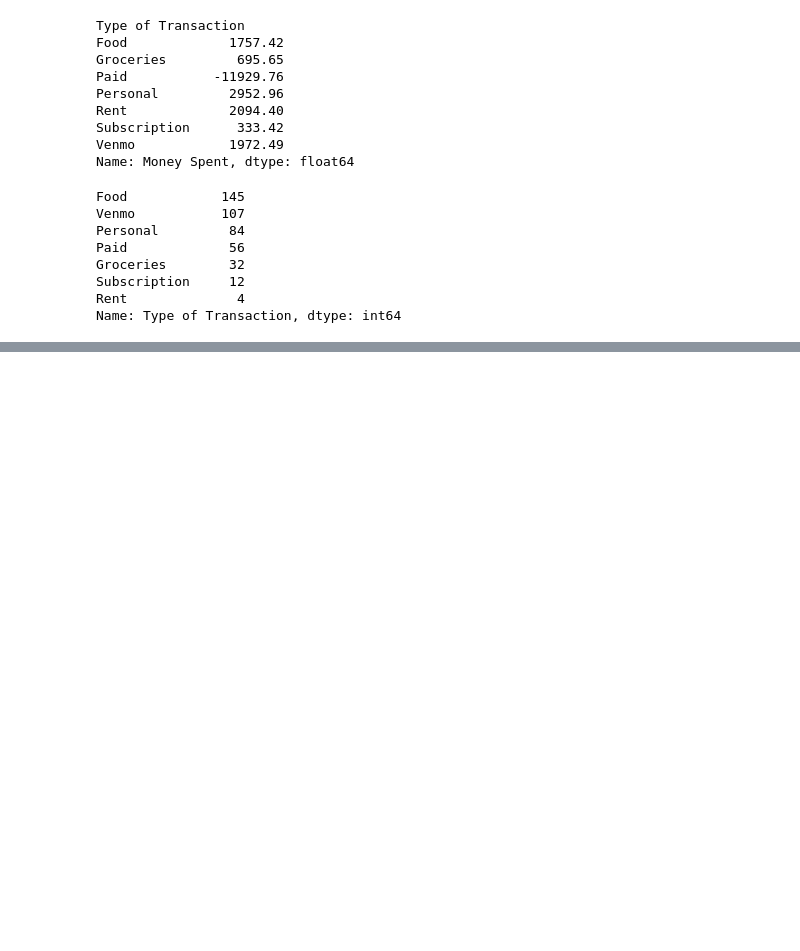
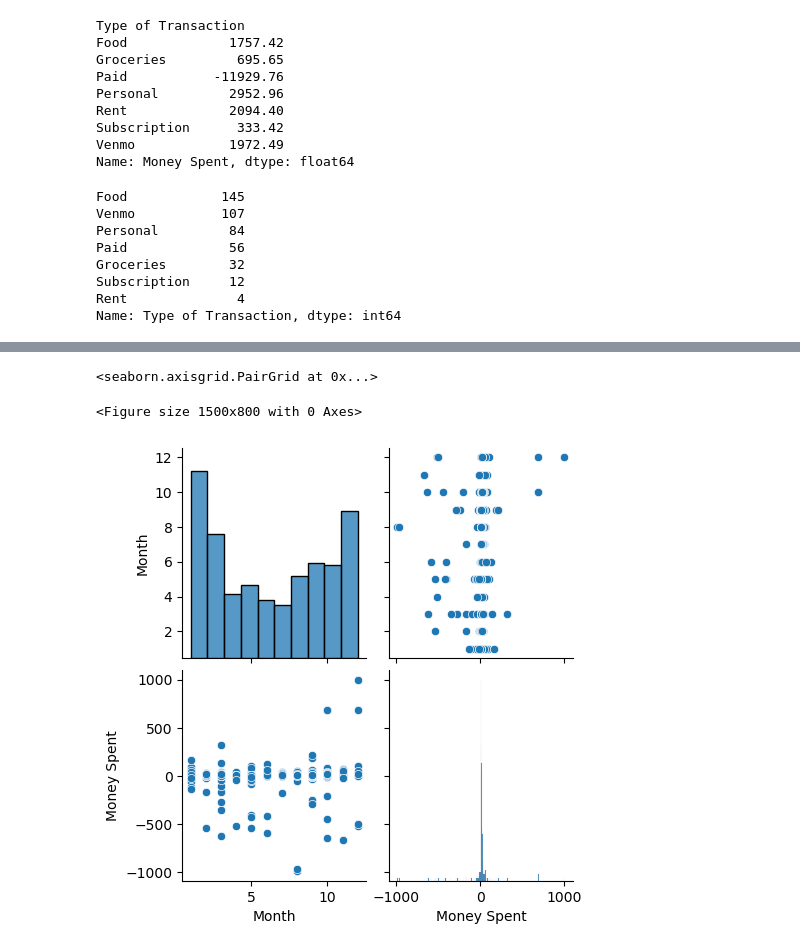
Before and after one commit to ekye0512/Personal_Bank_Budgeting, a Jupyter notebook: Personal_Bank_Budgeting.ipynb, the cells around one changed output, grey strips where cells are left out. Saved outputs shown, nothing was run; the diff lists cells and outputs as text; code cells hidden in the pictures; blank space fills up the shorter version.

```diff
--- a/Personal_Bank_Budgeting.ipynb
+++ b/Personal_Bank_Budgeting.ipynb
@@ -251,0 +267,8 @@ Name: Type of Transaction, dtype: int64
+# %%
+df_new=df.loc[:,['Month', 'Money Spent']]
+plt.figure(figsize=(15,8))
+sns.pairplot(df_new)
+# %% [output]
+<seaborn.axisgrid.PairGrid at 0x...>
+<Figure size 1500x800 with 0 Axes>
+[figure, added]
```
Also changed, not shown: parts of 2 cells of this notebook.
